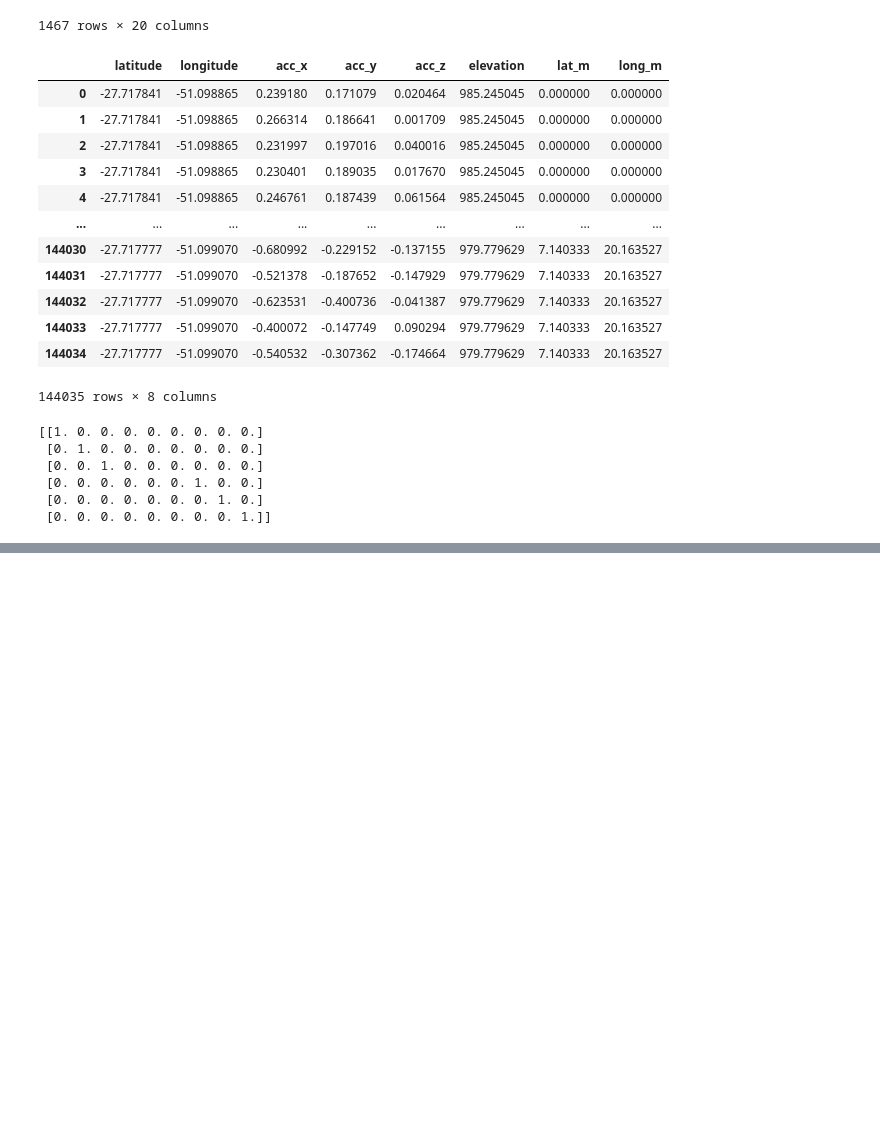
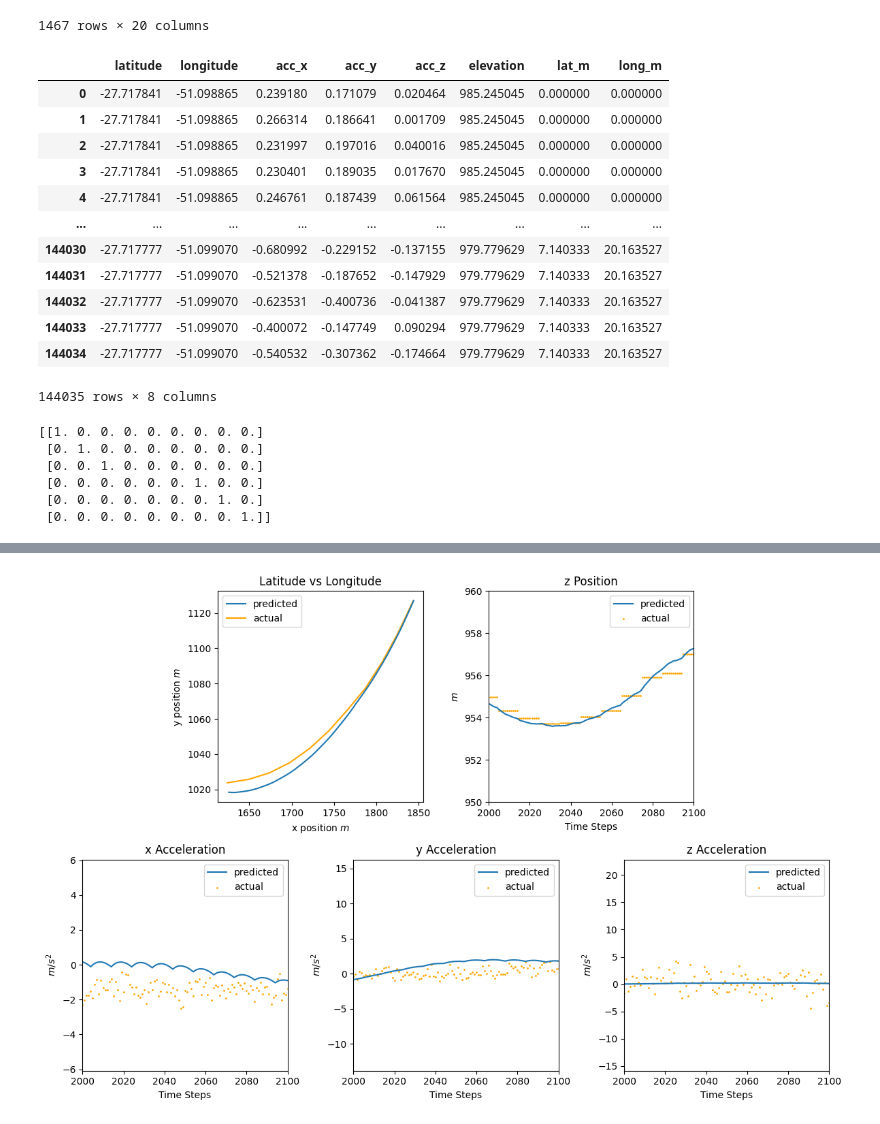
Before and after one commit to binDebug3/CarKalmanFilter, a Jupyter notebook: eliza.ipynb, the cells around one changed output, grey strips where cells are left out. Saved outputs shown, nothing was run; the diff lists cells and outputs as text; code cells hidden in the pictures; blank space fills up the shorter version.

```diff
--- a/eliza.ipynb
+++ b/eliza.ipynb
@@ -419,0 +442,94 @@ plt.show()
+# %%
+est = est_cleaned
+z = z_cleaned
+
+# compare plots
+fig, ax = plt.subplots(2,3,figsize=(12,8))
+
+ax[0,0] = plt.subplot2grid(shape=(2,6), loc=(0,1), colspan=2)
+ax[0,2] = plt.subplot2grid((2,6), (0,3), colspan=2)
+ax[1,0] = plt.subplot2grid((2,6), (1,0), colspan=2)
+ax[1,1] = plt.subplot2grid((2,6), (1,2), colspan=2)
+ax[1,2] = plt.subplot2grid((2,6), (1,4), colspan=2)
+
+xlim = (2000, 2100)
+
+x = range(est.shape[1])
+
+# plot latitude/longitude
+ax[0,0].plot(est[0][xlim[0]:xlim[1]], est[1][xlim[0]:xlim[1]], label='predicted')
+# ax[0,0].plot(z[0], z[1], label='actual', zorder=0,color='orange')
+ax[0,0].plot(z[0][xlim[0]:xlim[1]], z[1][xlim[0]:xlim[1]], label='actual', zorder=0,color='orange',)
+ax[0,0].set_title('Latitude vs Longitude')
+ax[0,0].legend()
+ax[0,0].set_xlabel('x position $m$')
+ax[0,0].set_ylabel('y position $m$')
+# ax[0,0].set_xlim(xlim[0], xlim[1])
+# ax[0,0].set_ylim(1200,1250)
+
+# # plot x position
+# ax[0,0].plot(x, est[0], label='predicted',)
+# ax[0,0].scatter(x, z[0], label='actual', s=1, color='orange', zorder=0)
+# ax[0,0].set_title('x Position')
+# ax[0,0].set_ylabel('$m$')
+# ax[0,0].set_xlabel('Time Steps')
+# ax[0,0].legend()
+# ax[0,0].set_xlim(xlim[0], xlim[1])
+# ax[0,0].set_ylim(1600,1900)
+
+
+# # plot y position
+# ax[0,1].plot(x, est[1], label='predicted',)
+# ax[0,1].scatter(x, z[1], label='actual', s=1, color='orange', zorder=0)
+# ax[0,1].set_title('y Position')
+# ax[0,1].set_ylabel('$m$')
+# ax[0,1].set_xlabel('Time Steps')
+# ax[0,1].legend()
+# ax[0,1].set_xlim(xlim[0], xlim[1])
+# ax[0,1].set_ylim(1000,1200)
+
+
+# plot z position
+ax[0,2].plot(x, est[2], label='predicted',)
+ax[0,2].scatter(x, z[2], label='actual', s=1, color='orange', zorder=0)
+ax[0,2].set_title('z Position')
+ax[0,2].set_ylabel('$m$')
+ax[0,2].set_xlabel('Time Steps')
+ax[0,2].legend()
+ax[0,2].set_xlim(xlim[0], xlim[1])
+ax[0,2].set_ylim(950,960)
+
+# plot acceleration
+ax[1,0].plot(x, est[6], label='predicted', )
+ax[1,0].scatter(x, z[3], label='actual', zorder=0, c='orange', s=1)
+ax[1,0].set_title('x Acceleration')
+ax[1,0].set_ylabel('$m/s^2$')
+ax[1,0].set_xlabel('Time Steps')
+ax[1,0].set_xlim(xlim[0], xlim[1])
+ax[1,0].legend()
+
+# plot acceleration
+ax[1,1].plot(x, est[7], label='predicted')
+ax[1,1].scatter(x, z[4], label='actual', zorder=0, c='orange', s=1)
+ax[1,1].set_title('y Acceleration' )
+ax[1,1].set_ylabel('$m/s^2$')
+ax[1,1].set_xlabel('Time Steps')
+ax[1,1].set_xlim(xlim[0], xlim[1])
+ax[1,1].legend()
+# ax[1,0].set_xlim(50000, 50100)
+
+# plot acceleration
+ax[1,2].plot(x, est[8], label='predicted')
+ax[1,2].scatter(x, z[5], label='actual', zorder=0, c='orange', s=1)
+ax[1,2].set_title('z Acceleration')
+ax[1,2].set_ylabel('$m/s^2$')
+ax[1,2].set_xlabel('Time Steps')
+ax[1,2].set_xlim(xlim[0], xlim[1])
+ax[1,2].legend()
+# ax[1,1].set_xlim(50000, 50100)
+
+plt.tight_layout()
+plt.savefig('figures/kalman_zoomed.png', dpi=300)
+# plt.show()
+# %% [output]
+[figure, added]
```
Also changed, not shown: parts of 17 cells of this notebook, 7 other files.
